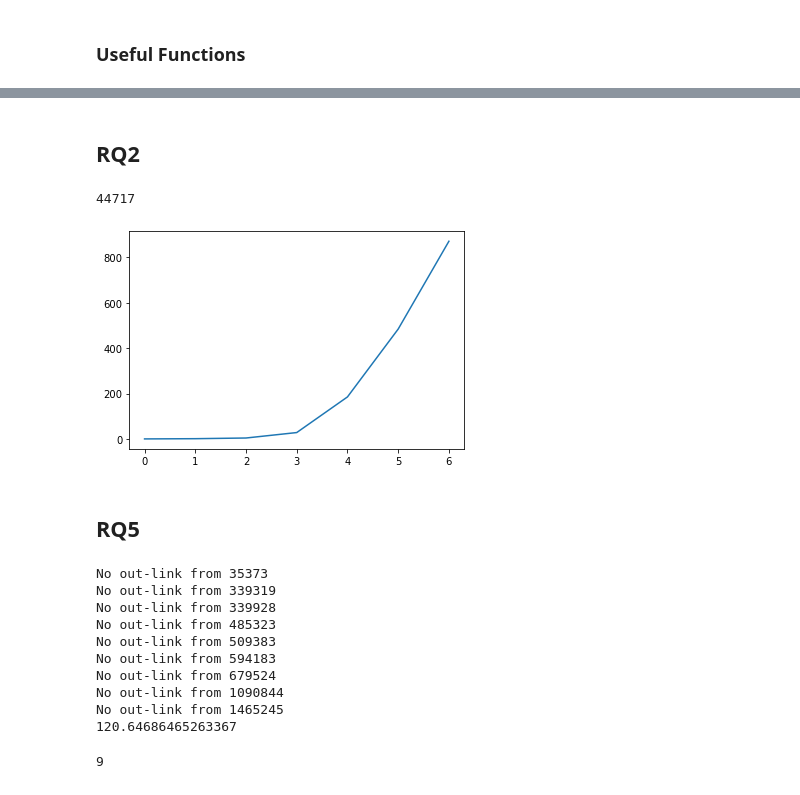
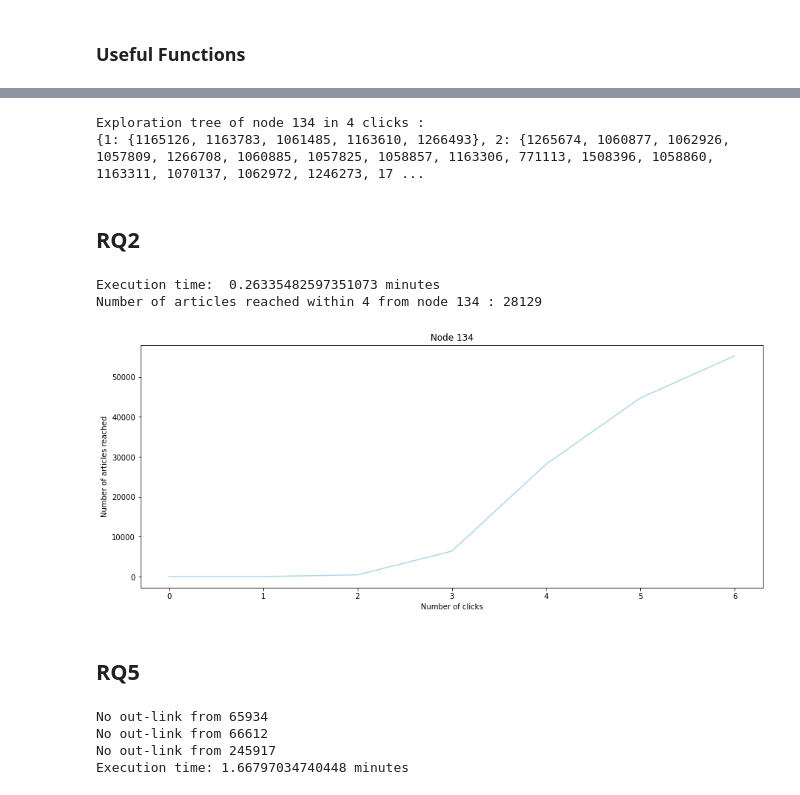
Before and after one commit to SimoneFiorellino/ADM-HW5, a Jupyter notebook: Graph_nuovo.ipynb, the cells around one changed output, grey strips where cells are left out. Cells and saved outputs as stored; diff of their text form; code cells hidden in the pictures.

```diff
--- a/Graph_nuovo.ipynb
+++ b/Graph_nuovo.ipynb
@@ -282,25 +276,45 @@ tree = explore(134)
+# %%
+# esempio di explore
+n_clicks = 4
+tree = explore(node3,n_clicks)
+print('Exploration tree of node', node3, 'in', n_clicks,'clicks :')
+print(tree)
+# %% [output]
+Exploration tree of node 134 in 4 clicks :
+{1: {1165126, 1163783, 1061485, 1163610, 1266493}, 2: {1265674, 1060877, 1062926, 1057809, 1266708, 1060885, 1057825, 1058857, 1163306, 771113, 1508396, 1058860, 1163311, 1070137, 1062972, 1246273, 17 ...
 # %% [markdown]
 ## RQ2
 # %%
-def clicks(node,n_clicks):
-    tree = explore(node)
+def get_articles(node,n_clicks):
+    tree = explore(node_id,n_clicks)
     articles = []
-    for i in range(1,n_clicks+1):
-        articles+=list(tree[i])
+    for d in tree.keys():
+        articles+=tree[d]
     return articles
-# %%
-articles = clicks(134,5)
-print(len(articles))
-# %% [output]
-44717
+# %%
+start = time.time()
+n_clicks = 4
+node_id = 134
+articles = get_articles(node_id,n_clicks)
+print('Execution time: ', (time.time() - start)/60, 'minutes')
+print('Number of articles reached within', n_clicks, 'from node', node_id,':', len(articles))
+# %% [output]
+Execution time:  0.26335482597351073 minutes
+Number of articles reached within 4 from node 134 : 28129
 # %%
 # per vedere in che modo cresce il numero di articoli
 graph = []
-for d in range(7):
-    graph.append(len(clicks(786433,d)))
-plt.plot(graph);
+for n_clicks in range(7):
+    graph.append(len(get_articles(node_id,n_clicks)))
-# %% [output]
-[figure, removed]
+# %%
+plt.figure(figsize = (15,6))
+plt.plot(graph,color = 'lightblue');
+plt.ylabel('Number of articles reached')
+plt.xlabel('Number of clicks')
+plt.title(f'Node {node_id}')
+plt.show()
+# %% [output]
+[figure, added]
 # %% [markdown]
 ## RQ5
 # %%
@@ -327,21 +350,10 @@ def categories_distance(c1,c2):
 # %%
-c1 = 'American_biologists'
-c2 = 'American_geneticists'
+c1 = 'English_philosophers'
 start = time.time()
-d = categories_distance(c1,c2)
-print(time.time() - start)
+d = categories_distance(c1)
+print('Execution time:', (time.time() - start)/60, 'minutes')
 # %% [output]
-No out-link from 35373
-No out-link from 339319
-No out-link from 339928
-No out-link from 485323
-No out-link from 509383
-No out-link from 594183
-No out-link from 679524
-No out-link from 1090844
-No out-link from 1465245
-120.64686465263367
+No out-link from 65934
+No out-link from 66612
+No out-link from 245917
+Execution time: 1.66797034740448 minutes
-# %%
-statistics.median(d)
-# %% [output]
-9
```
Also changed, not shown: parts of 10 cells of this notebook.
